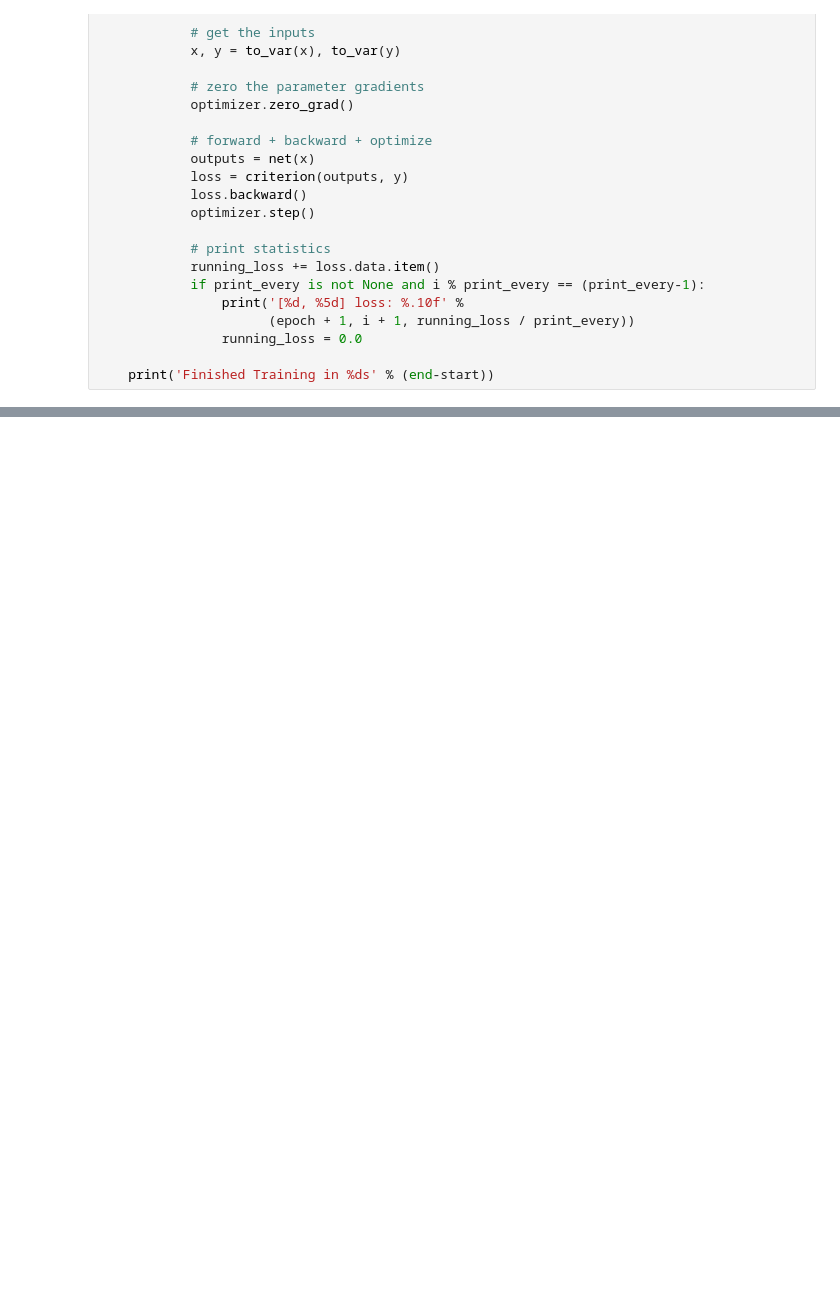
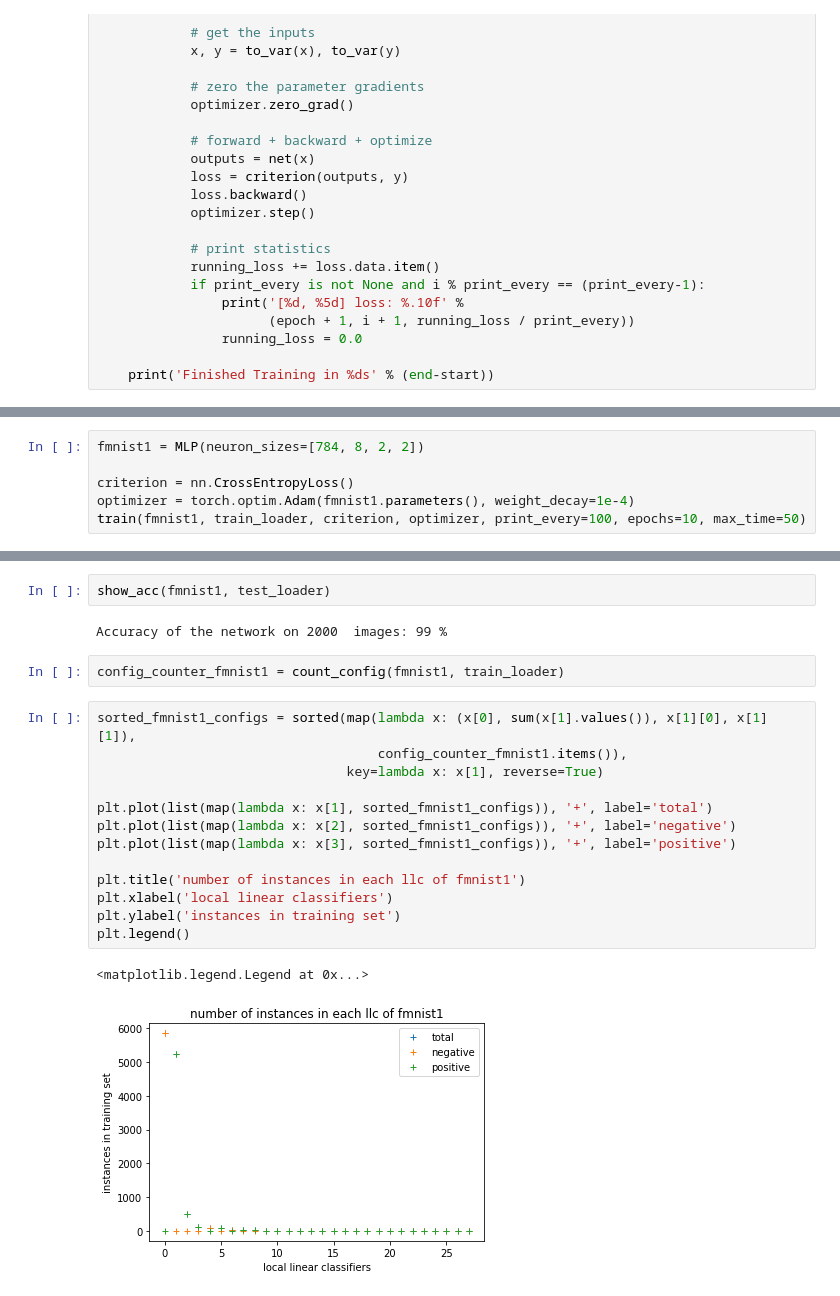
Before and after one commit to nathanwang000/OpenboxEYE, a Jupyter notebook: OpenBoxCNN.ipynb, the cells around one changed output, grey strips where cells are left out. Drawn from its saved outputs; the diff is of its cells as text; blank space fills up the shorter version.

```diff
--- a/OpenBoxCNN.ipynb
+++ b/OpenBoxCNN.ipynb
@@ -96,0 +321,6 @@ min: 0.000000, mean: 0.000000, max: 0.000000
+# %%
+fmnist1 = MLP(neuron_sizes=[784, 8, 2, 2])
+
+criterion = nn.CrossEntropyLoss()
+optimizer = torch.optim.Adam(fmnist1.parameters(), weight_decay=1e-4)
+train(fmnist1, train_loader, criterion, optimizer, print_every=100, epochs=10, max_time=50)
@@ -96,0 +339,22 @@ min: 0.000000, mean: 0.000000, max: 0.000000
+# %%
+show_acc(fmnist1, test_loader)
+# %% [output]
+Accuracy of the network on 2000  images: 99 %
+# %%
+config_counter_fmnist1 = count_config(fmnist1, train_loader)
+# %%
+sorted_fmnist1_configs = sorted(map(lambda x: (x[0], sum(x[1].values()), x[1][0], x[1][1]),
+                                    config_counter_fmnist1.items()),
+                                key=lambda x: x[1], reverse=True)
+
+plt.plot(list(map(lambda x: x[1], sorted_fmnist1_configs)), '+', label='total')
+plt.plot(list(map(lambda x: x[2], sorted_fmnist1_configs)), '+', label='negative')
+plt.plot(list(map(lambda x: x[3], sorted_fmnist1_configs)), '+', label='positive')
+
+plt.title('number of instances in each llc of fmnist1')
+plt.xlabel('local linear classifiers')
+plt.ylabel('instances in training set')
+plt.legend()
+# %% [output]
+<matplotlib.legend.Legend at 0x...>
+[figure, added]
```
Also changed, not shown: parts of 16 cells of this notebook, 1 other file.
